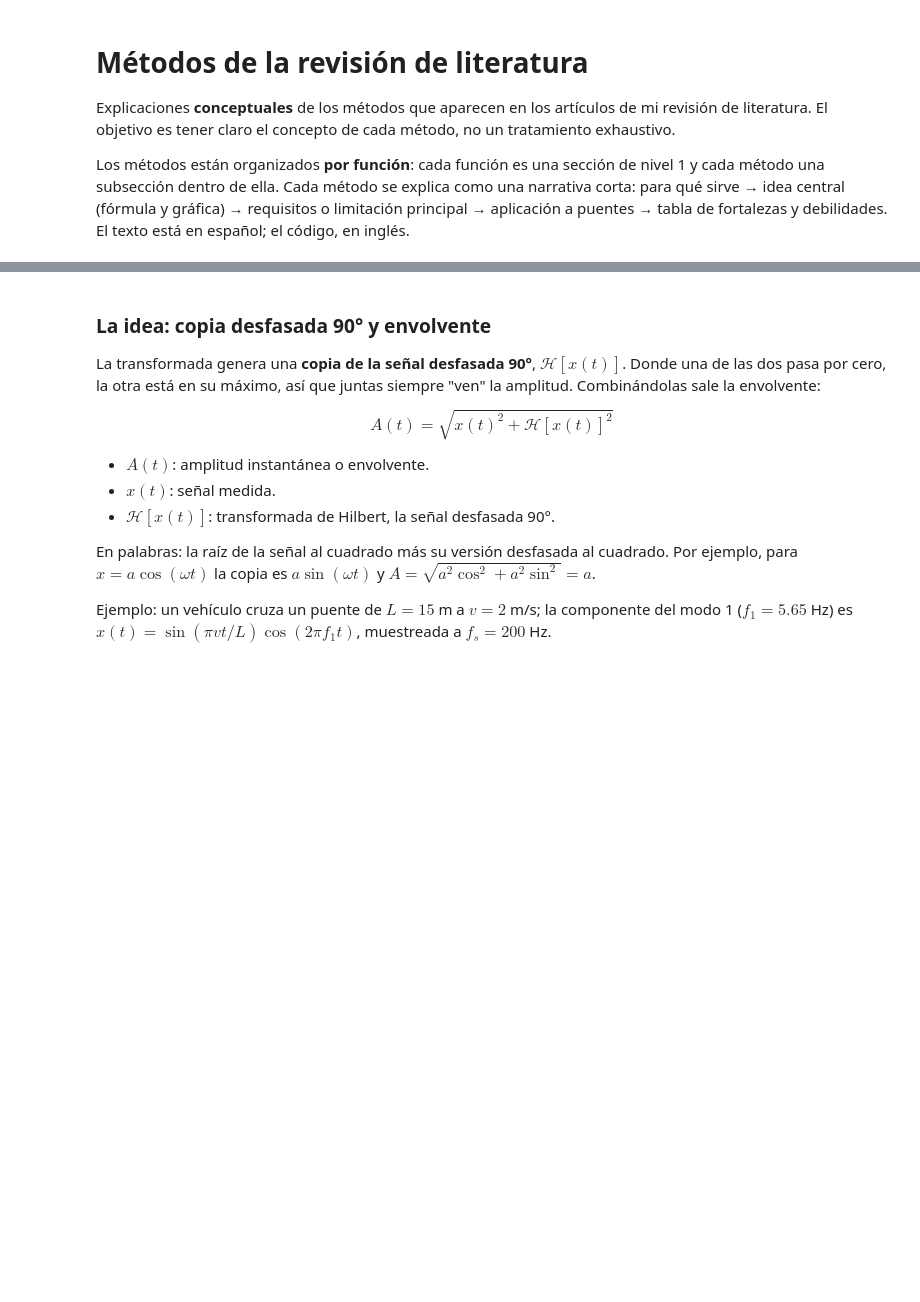
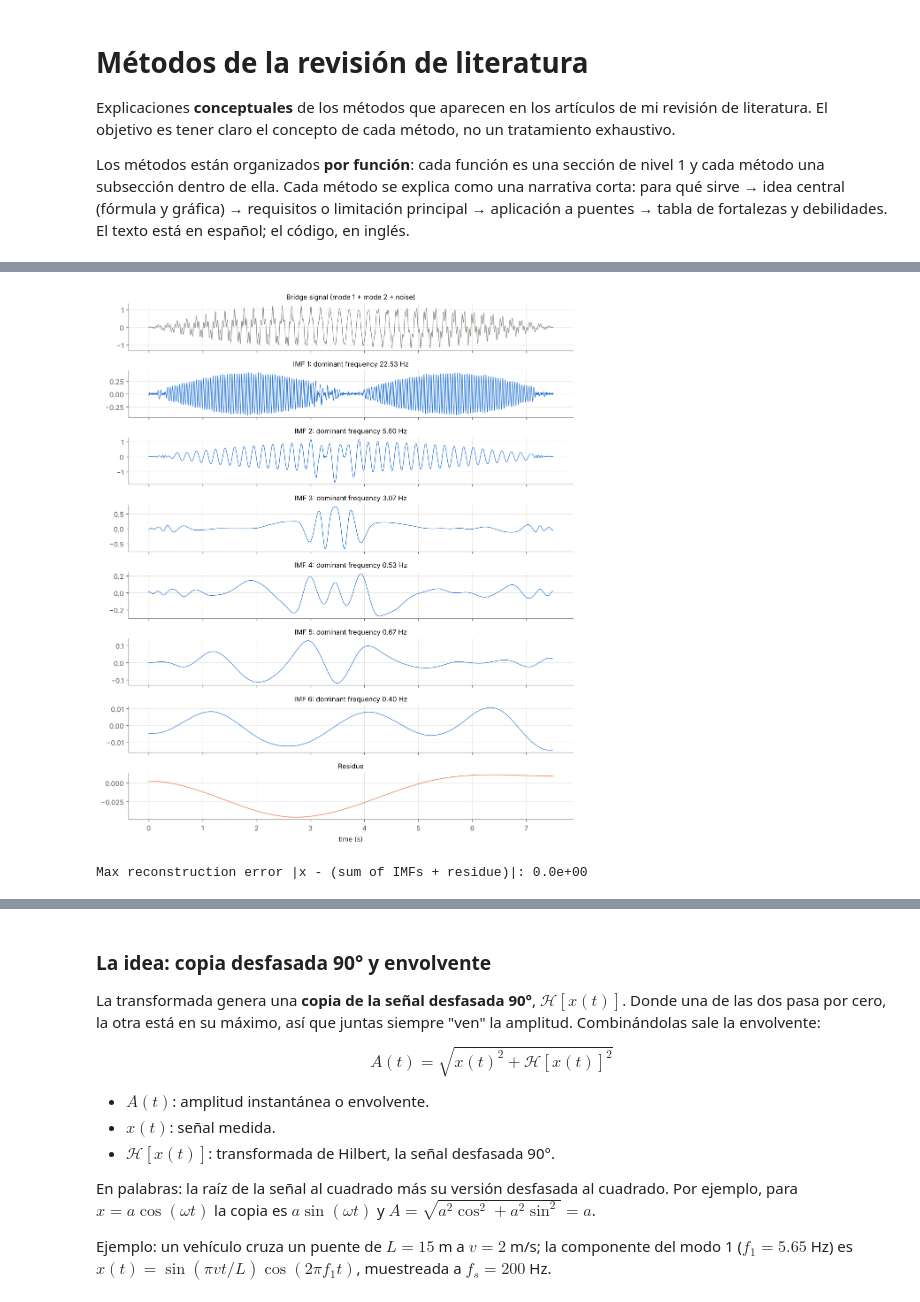
Before and after one commit to 25adiaz-apps/assignment-3-machine-learning, a Jupyter notebook: literature-review/metodos/metodos.ipynb, the cells around one changed output, grey strips where cells are left out. Drawn from its saved outputs; the diff is of its cells as text; code cells hidden in the pictures; blank space fills up the shorter version.

```diff
--- a/literature-review/metodos/metodos.ipynb
+++ b/literature-review/metodos/metodos.ipynb
@@ -38,0 +138,31 @@ COLOR_TRUE = "#0b0b0b"     # exact (true) reference curve, dashed
+# %%
+def dominant_frequency(x, fs):
+    # Frequency of the largest FFT peak (ignoring 0 Hz)
+    spectrum = np.abs(np.fft.rfft(x - x.mean()))
+    freqs = np.fft.rfftfreq(x.size, 1 / fs)
+    return freqs[np.argmax(spectrum[1:]) + 1]
+
+
+emd = EMD()
+emd.emd(x_bridge, t)
+imfs, residue = emd.get_imfs_and_residue()
+
+n_rows = imfs.shape[0] + 2
+fig, axes = plt.subplots(n_rows, 1, figsize=(10, 1.45 * n_rows), sharex=True)
+axes[0].plot(t, x_bridge, color=COLOR_SIGNAL, linewidth=0.8)
+axes[0].set_title("Bridge signal (mode 1 + mode 2 + noise)", fontsize=10)
+for i, imf in enumerate(imfs):
+    axes[i + 1].plot(t, imf, color=COLOR_1, linewidth=0.8)
+    axes[i + 1].set_title(f"IMF {i + 1}: dominant frequency {dominant_frequency(imf, FS):.2f} Hz",
+                          fontsize=10)
+axes[-1].plot(t, residue, color=COLOR_2, linewidth=0.8)
+axes[-1].set_title("Residue", fontsize=10)
+axes[-1].set_xlabel("time (s)")
+fig.tight_layout()
+plt.show()
+
+print(f"Max reconstruction error |x - (sum of IMFs + residue)|: "
+      f"{np.max(np.abs(x_bridge - imfs.sum(axis=0) - residue)):.1e}")
+# %% [output]
+[figure, added]
+Max reconstruction error |x - (sum of IMFs + residue)|: 0.0e+00
```
Also changed, not shown: parts of 17 cells of this notebook, 3 other files.
